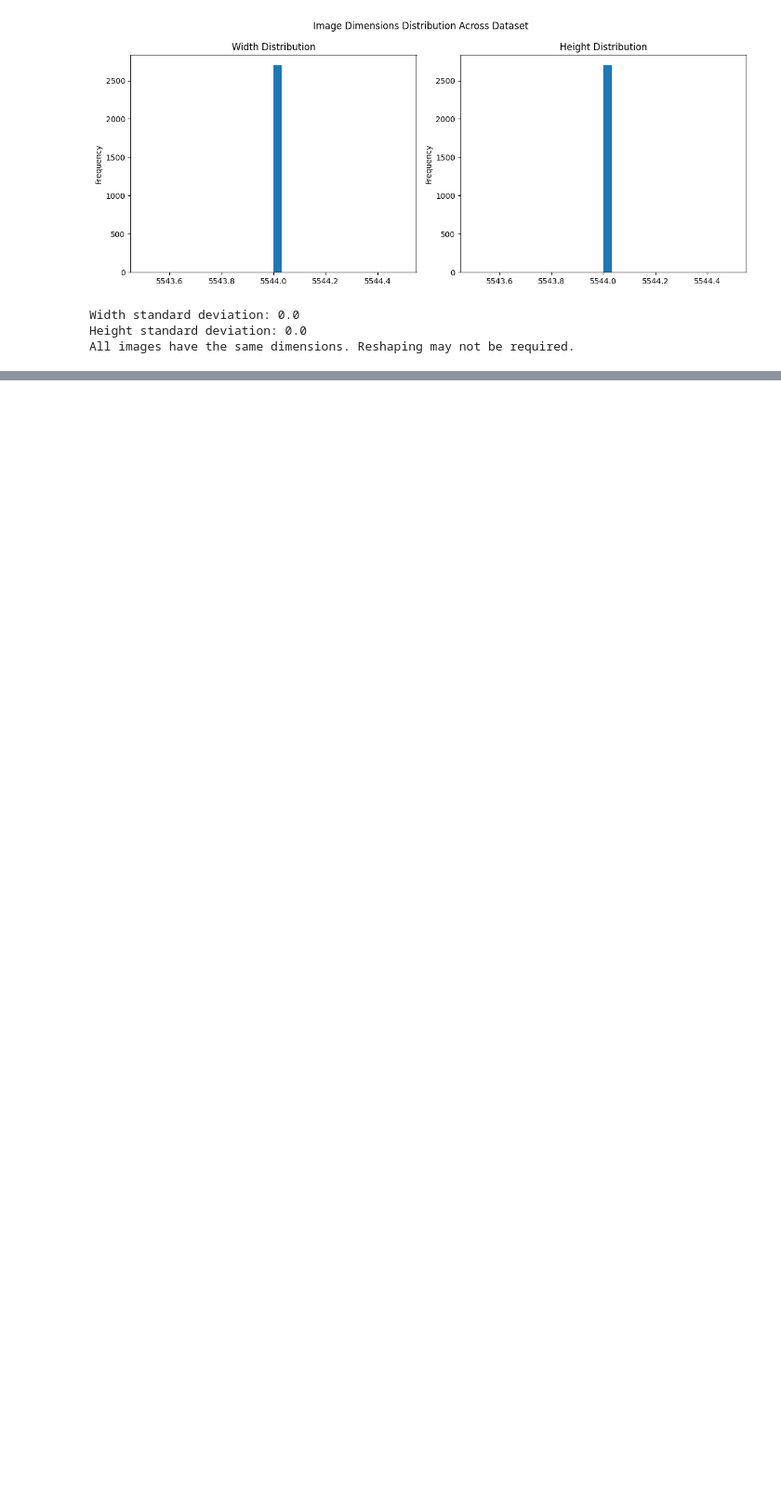
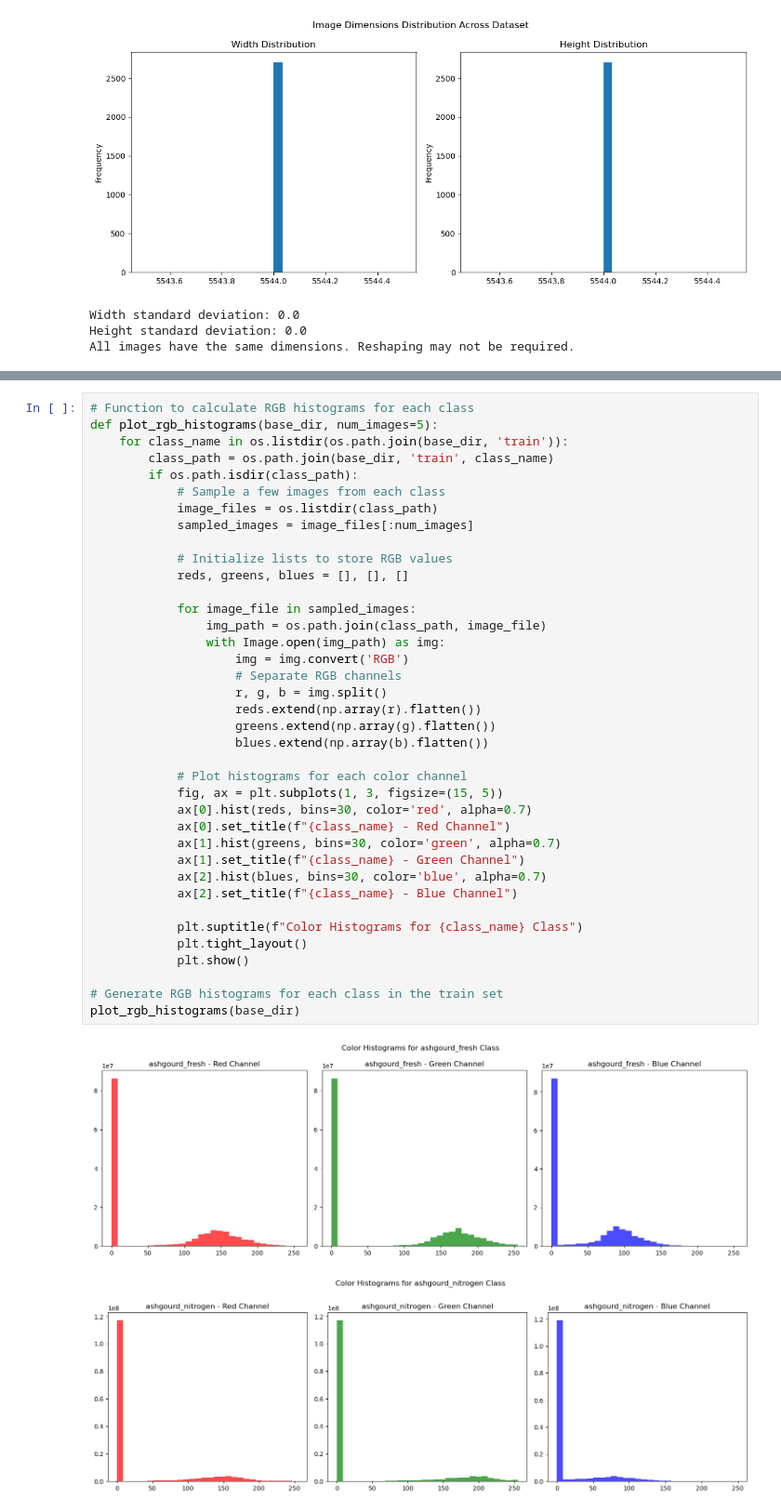
Before and after one commit to Srija-Swarna/Deep-learning-model-for-Early-detection-of-plant-nutritional-deficiencies, a Jupyter notebook: EDA_of_the_dataset.ipynb, the cells around one changed output, grey strips where cells are left out. Shown at 93% size. Drawn from its saved outputs; the diff is of its cells as text; blank space fills up the shorter version.

```diff
--- a/EDA_of_the_dataset.ipynb
+++ b/EDA_of_the_dataset.ipynb
@@ -172,0 +217,41 @@ All images have the same dimensions. Reshaping may not be required.
+# %%
+# Function to calculate RGB histograms for each class
+def plot_rgb_histograms(base_dir, num_images=5):
+    for class_name in os.listdir(os.path.join(base_dir, 'train')):
+        class_path = os.path.join(base_dir, 'train', class_name)
+        if os.path.isdir(class_path):
+            # Sample a few images from each class
+            image_files = os.listdir(class_path)
+            sampled_images = image_files[:num_images]
+
+            # Initialize lists to store RGB values
+            reds, greens, blues = [], [], []
+
+            for image_file in sampled_images:
+                img_path = os.path.join(class_path, image_file)
+                with Image.open(img_path) as img:
+                    img = img.convert('RGB')
+                    # Separate RGB channels
+                    r, g, b = img.split()
+                    reds.extend(np.array(r).flatten())
+                    greens.extend(np.array(g).flatten())
+                    blues.extend(np.array(b).flatten())
+
+            # Plot histograms for each color channel
+            fig, ax = plt.subplots(1, 3, figsize=(15, 5))
+            ax[0].hist(reds, bins=30, color='red', alpha=0.7)
+            ax[0].set_title(f"{class_name} - Red Channel")
+            ax[1].hist(greens, bins=30, color='green', alpha=0.7)
+            ax[1].set_title(f"{class_name} - Green Channel")
+            ax[2].hist(blues, bins=30, color='blue', alpha=0.7)
+            ax[2].set_title(f"{class_name} - Blue Channel")
+
+            plt.suptitle(f"Color Histograms for {class_name} Class")
+            plt.tight_layout()
+            plt.show()
+
+# Generate RGB histograms for each class in the train set
+plot_rgb_histograms(base_dir)
+# %% [output]
+[figure, added]
+[figure, added]
```
Also changed, not shown: parts of 15 cells of this notebook.
